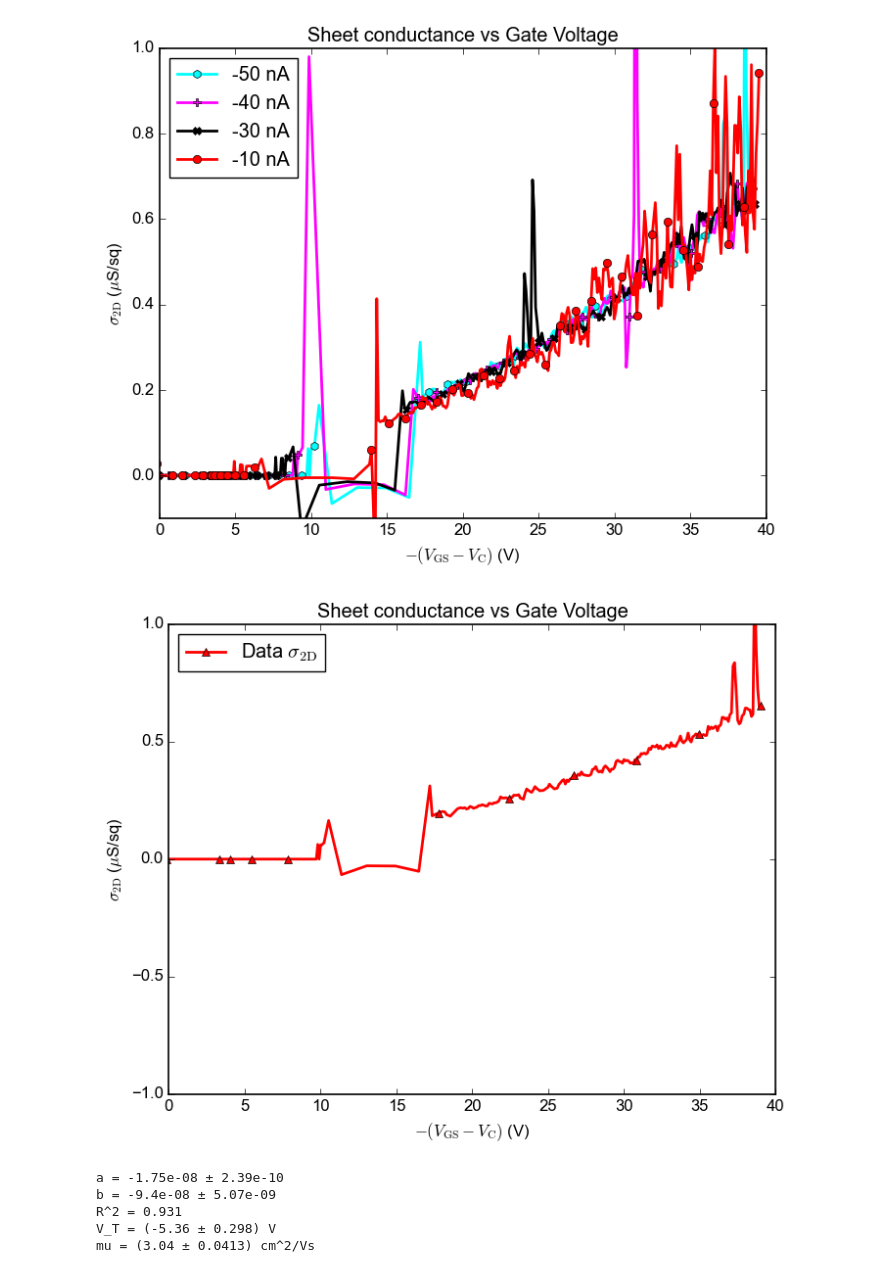
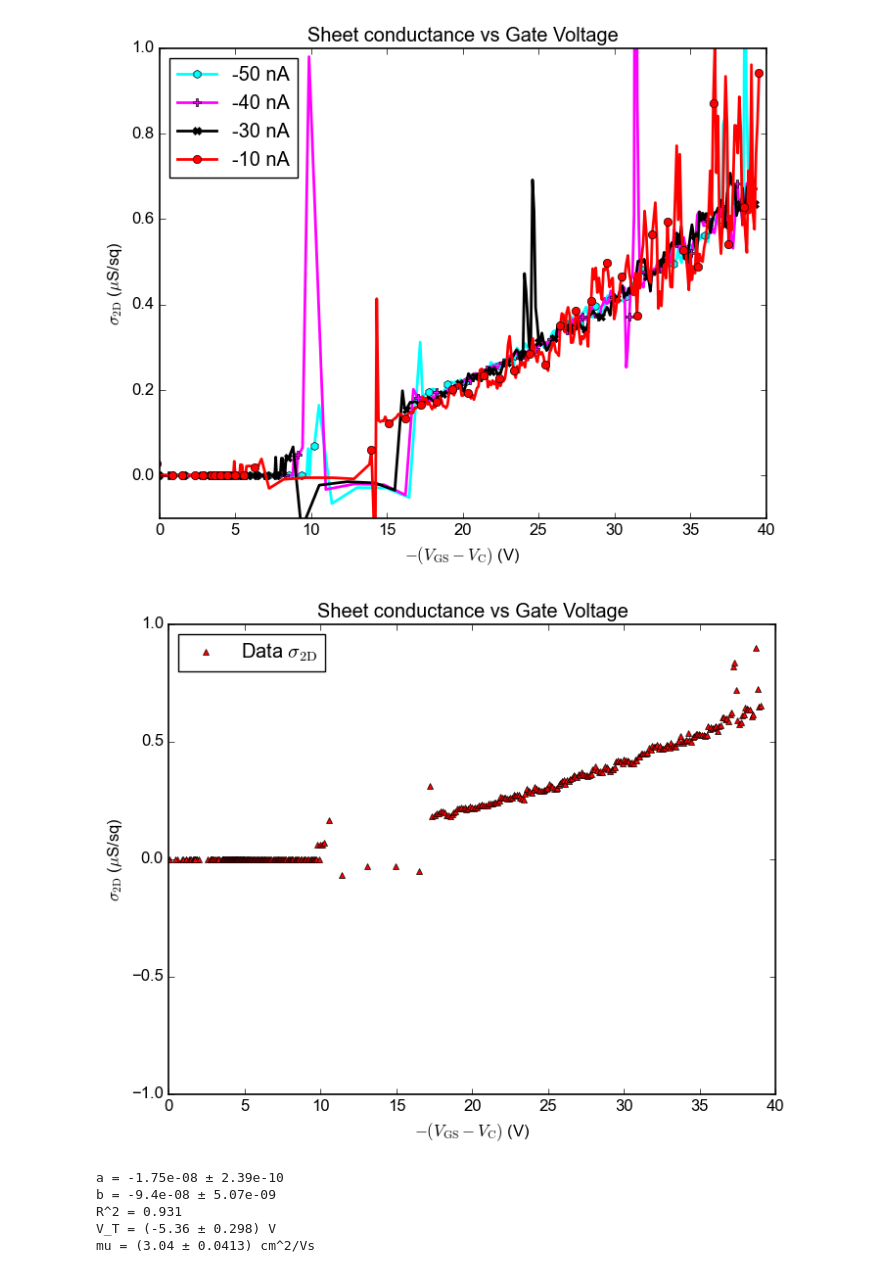
Before and after one commit to phamtrungkien8904/BachelorThesis, a Jupyter notebook: PS-cook/mobility.ipynb, the cells around one changed output. Drawn from its saved outputs; the diff is of its cells as text; code cells hidden in the pictures.

```diff
--- a/PS-cook/mobility.ipynb
+++ b/PS-cook/mobility.ipynb
@@ -55,26 +55,26 @@ plt.show()
 # %%
 data = np.loadtxt("./Data-vdP/20262304005.dat")
 
 V_GS = data[:, 0]
 I_DS = data[:, 2]
 V_DS = data[:, 3]
 V_C = 0.5*(data[:, 4] + data[:, 5])
 V_12 = data[:, 6]
 sigma = data[:, 7]
-plt.plot(-(V_GS - V_C), sigma*1e6, lw=2, label=r'Data $\sigma_\text{2D}$', color='red', marker='^', linestyle='-', markevery=40)
+plt.plot(-(V_GS - V_C), sigma*1e6, '^', label=r'Data $\sigma_\text{2D}$', color='red', markersize=5, markevery=1)
 
 
 
 
 plt.xlabel(r"$-(V_\text{GS} - V_\text{C})$ (V)")
 plt.ylabel(r"$\sigma_\text{2D}$ ($\mu$S/sq)")
 plt.xlim(0, 40)
 plt.ylim(-1.0, 1.0)
 plt.legend(frameon=True, loc='upper left', numpoints=1)
 plt.title("Sheet conductance vs Gate Voltage")
 plt.show()
 # %% [output]
-[figure, old version]
+[figure, new version]
 # %%
 C =	2.6e-9	# F
 A = 45e-6	# m^2
```
